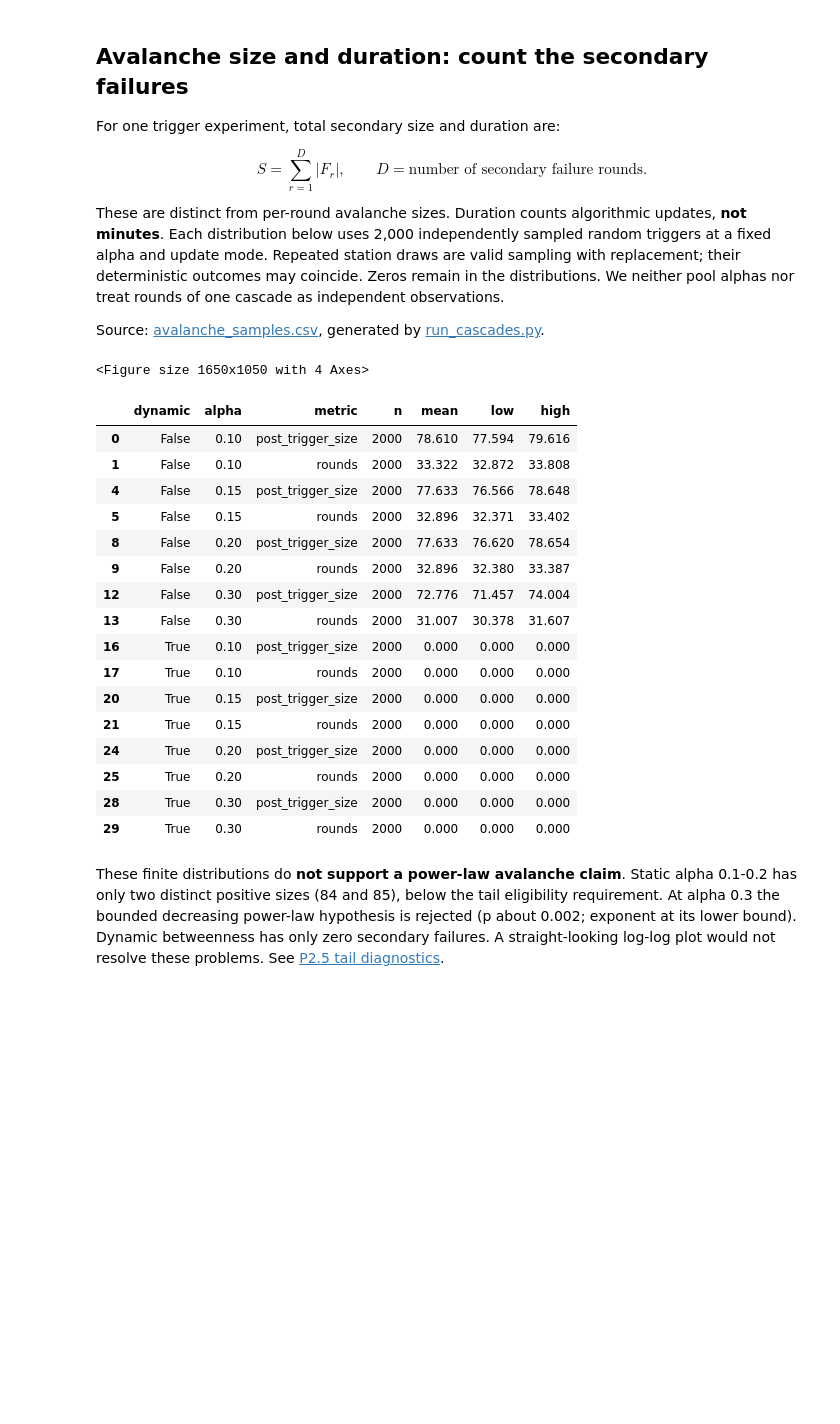
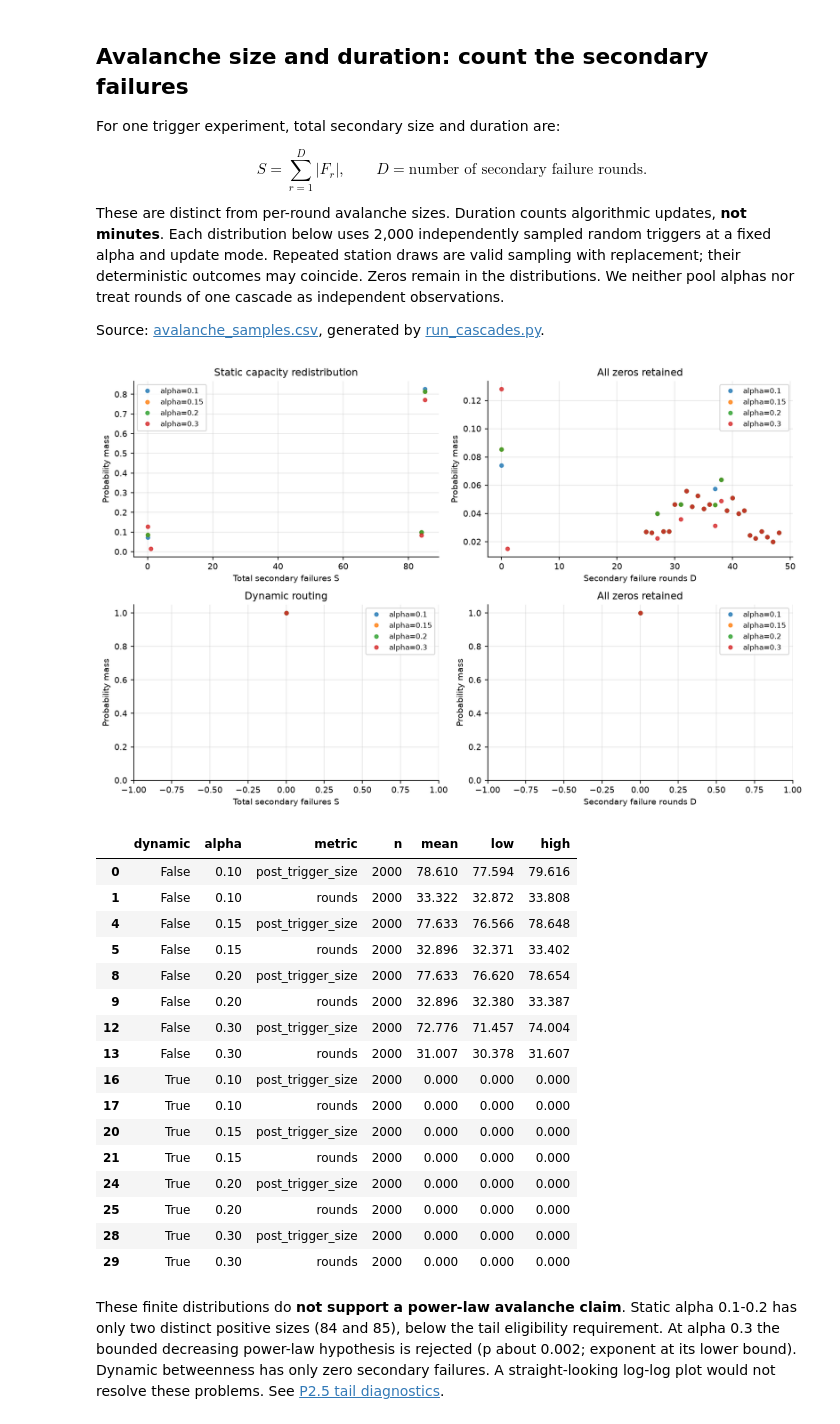
Before and after one commit to CITS4403-Project/Project, a Jupyter notebook: notebooks/03_cascades.ipynb, the cells around one changed output. Saved outputs shown, nothing was run; the diff lists cells and outputs as text; code cells hidden in the pictures; blank space fills up the shorter version.

```diff
--- a/notebooks/03_cascades.ipynb
+++ b/notebooks/03_cascades.ipynb
@@ -167,24 +172,27 @@ generated by [run_cascades.py](../scripts/run_cascades.py).
 # %%
 fig, axes = plt.subplots(2, 2, figsize=(11, 7))
 for row, dynamic_mode in enumerate([False, True]):
     for alpha, group in avalanche[avalanche.dynamic == dynamic_mode].groupby('alpha'):
         for col, metric in enumerate(['post_trigger_size', 'rounds']):
             counts = group[metric].value_counts().sort_index()
-            axes[row, col].plot(counts.index, counts.values / len(group), 'o-',
-                                label=f'alpha={alpha:g}', alpha=0.8)
+            axes[row, col].plot(counts.index, counts.values / len(group), 'o',
+                                label=f'alpha={alpha:g}', alpha=0.8, markersize=4)
     axes[row, 0].set(xlabel='Total secondary failures S', ylabel='Probability mass',
                      title='Dynamic routing' if dynamic_mode else 'Static capacity redistribution')
     axes[row, 1].set(xlabel='Secondary failure rounds D', ylabel='Probability mass',
                      title='All zeros retained')
     for ax in axes[row]:
         ax.legend(fontsize=8)
+        if dynamic_mode:
+            ax.set_ylim(0, 1.05)
+            ax.set_xlim(-1, 1)
 fig.tight_layout()
-display(fig)
+show_figure(fig)
 plt.close(fig)
 display(avalanche_ci[avalanche_ci.metric.isin(['post_trigger_size', 'rounds'])]
         [['dynamic', 'alpha', 'metric', 'n', 'mean', 'low', 'high']].round(3))
 # %% [output]
-<Figure size 1650x1050 with 4 Axes>
+[figure, added]
 |  | dynamic | alpha | metric | n | mean | low | high |
 | 0 | False | 0.10 | post_trigger_size | 2000 | 78.610 | 77.594 | 79.616 |
 | 1 | False | 0.10 | rounds | 2000 | 33.322 | 32.872 | 33.808 |
```
Also changed, not shown: parts of 3 cells of this notebook.
